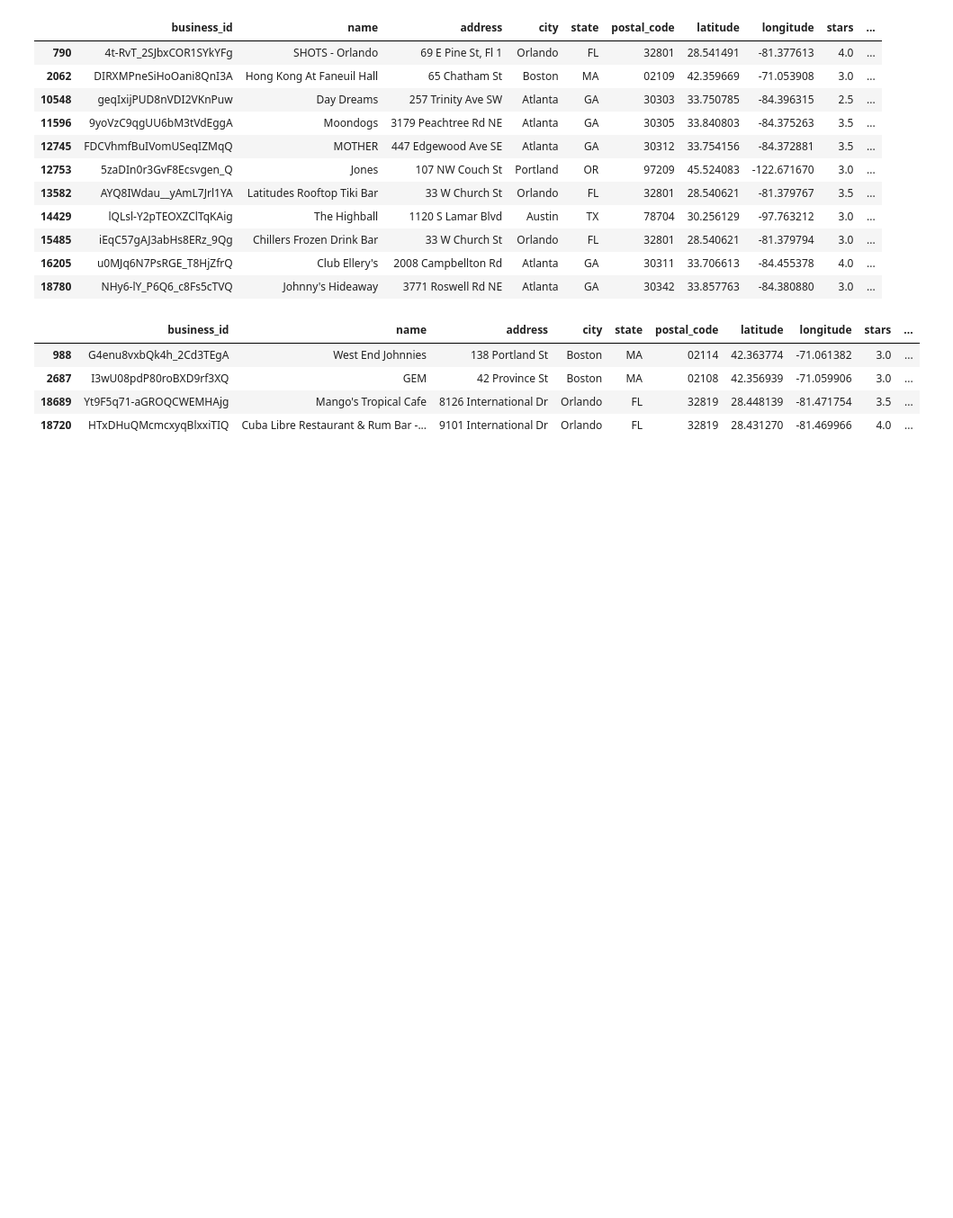
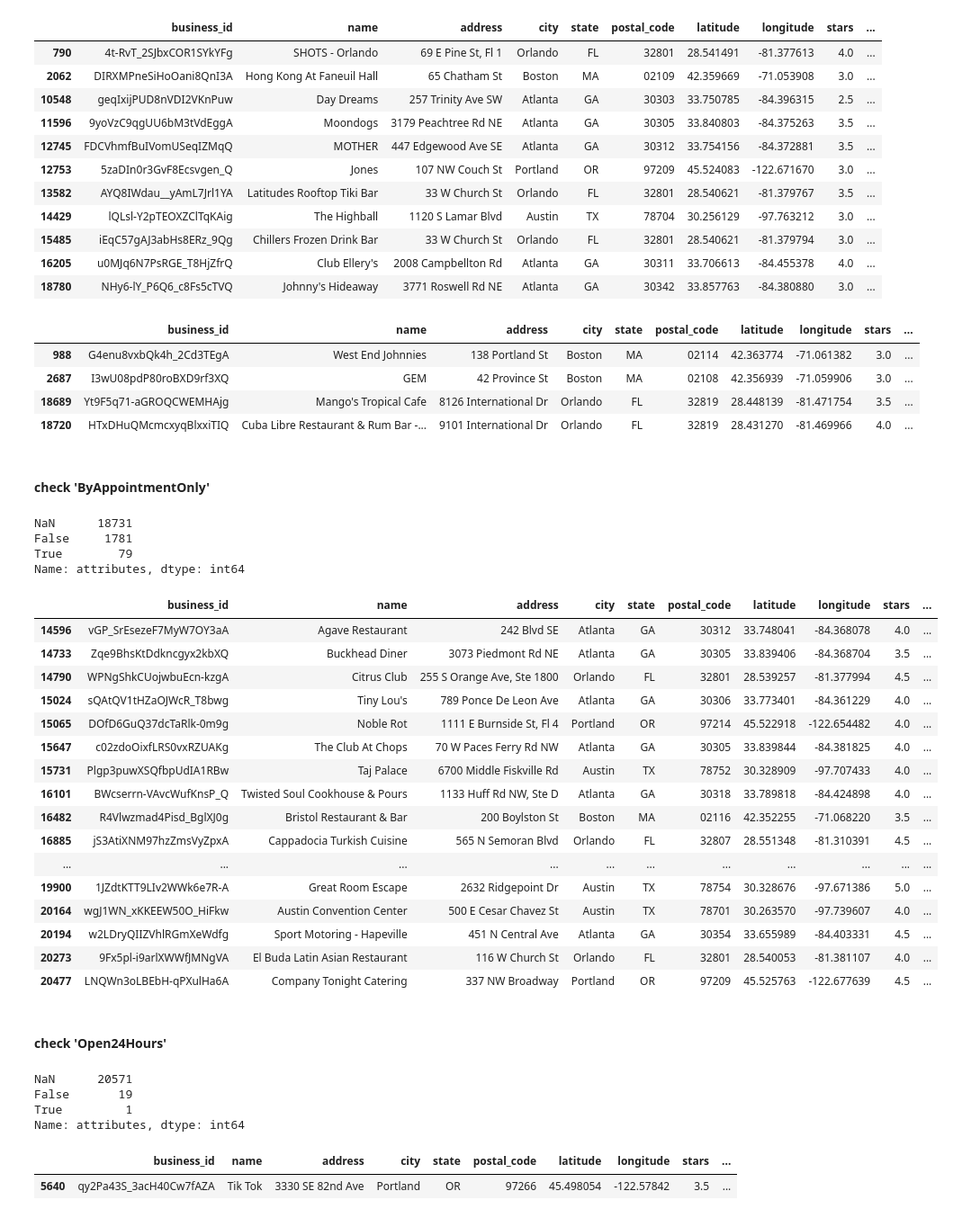
Before and after one commit to christinabrady/ds4a_women_project, a Jupyter notebook: clean-restaurant-data.ipynb, the cells around one changed output. Shown at 90% size. Drawn from its saved outputs; the diff is of its cells as text; code cells hidden in the pictures; blank space fills up the shorter version.

```diff
--- a/clean-restaurant-data.ipynb
+++ b/clean-restaurant-data.ipynb
@@ -634,3 +647,36 @@ restaurants_nomissing_attr_df[restaurants_nomissing_attr_df.attributes.apply(lam
 | 2687 | I3wU08pdP80roBXD9rf3XQ | GEM | 42 Province St | Boston | MA | 02108 | 42.356939 | -71.059906 | 3.0 | ... |
 | 18689 | Yt9F5q71-aGROQCWEMHAjg | Mango's Tropical Cafe | 8126 International Dr | Orlando | FL | 32819 | 28.448139 | -81.471754 | 3.5 | ... |
 | 18720 | HTxDHuQMcmcxyqBlxxiTIQ | Cuba Libre Restaurant & Rum Bar -... | 9101 International Dr | Orlando | FL | 32819 | 28.431270 | -81.469966 | 4.0 | ... |
+# %% [markdown]
+#### check 'ByAppointmentOnly'
+# %%
+attr = 'ByAppointmentOnly'
+# %%
+restaurants_nomissing_attr_df.attributes.apply(lambda x: x.get(attr)).value_counts(dropna = False)
+# %% [output]
+NaN      18731
+False     1781
+True        79
+Name: attributes, dtype: int64
+# %%
+restaurants_nomissing_attr_df[restaurants_nomissing_attr_df.attributes.apply(lambda x: x.get(attr)) == 'True'].tail(n=25)
+# %% [output]
+|  | business_id | name | address | city | state | postal_code | latitude | longitude | stars | ... |
+| 14596 | vGP_SrEsezeF7MyW7OY3aA | Agave Restaurant | 242 Blvd SE | Atlanta | GA | 30312 | 33.748041 | -84.368078 | 4.0 | ... |
+| 14733 | Zqe9BhsKtDdkncgyx2kbXQ | Buckhead Diner | 3073 Piedmont Rd NE | Atlanta | GA | 30305 | 33.839406 | -84.368704 | 3.5 | ... |
+| 14790 | WPNgShkCUojwbuEcn-kzgA | Citrus Club | 255 S Orange Ave, Ste 1800 | Orlando | FL | 32801 | 28.539257 | -81.377994 | 4.5 | ... |
+| 15024 | sQAtQV1tHZaOJWcR_T8bwg | Tiny Lou's | 789 Ponce De Leon Ave | Atlanta | GA | 30306 | 33.773401 | -84.361229 | 4.0 | ... |
+| 15065 | DOfD6GuQ37dcTaRlk-0m9g | Noble Rot | 1111 E Burnside St, Fl 4 | Portland | OR | 97214 | 45.522918 | -122.654482 | 4.0 | ... |
+| 15647 | c02zdoOixfLRS0vxRZUAKg | The Club At Chops | 70 W Paces Ferry Rd NW | Atlanta | GA | 30305 | 33.839844 | -84.381825 | 4.0 | ... |
+| 15731 | Plgp3puwXSQfbpUdIA1RBw | Taj Palace | 6700 Middle Fiskville Rd | Austin | TX | 78752 | 30.328909 | -97.707433 | 4.0 | ... |
+| 16101 | BWcserrn-VAvcWufKnsP_Q | Twisted Soul Cookhouse & Pours | 1133 Huff Rd NW, Ste D | Atlanta | GA | 30318 | 33.789818 | -84.424898 | 4.0 | ... |
+| 16482 | R4Vlwzmad4Pisd_BglXJ0g | Bristol Restaurant & Bar | 200 Boylston St | Boston | MA | 02116 | 42.352255 | -71.068220 | 3.5 | ... |
+| 16885 | jS3AtiXNM97hzZmsVyZpxA | Cappadocia Turkish Cuisine | 565 N Semoran Blvd | Orlando | FL | 32807 | 28.551348 | -81.310391 | 4.5 | ... |
+| ... | ... | ... | ... | ... | ... | ... | ... | ... | ... | ... |
+| 19900 | 1JZdtKTT9LIv2WWk6e7R-A | Great Room Escape | 2632 Ridgepoint Dr | Austin | TX | 78754 | 30.328676 | -97.671386 | 5.0 | ... |
+| 20164 | wgJ1WN_xKKEEW50O_HiFkw | Austin Convention Center | 500 E Cesar Chavez St | Austin | TX | 78701 | 30.263570 | -97.739607 | 4.0 | ... |
+| 20194 | w2LDryQIIZVhlRGmXeWdfg | Sport Motoring - Hapeville | 451 N Central Ave | Atlanta | GA | 30354 | 33.655989 | -84.403331 | 4.5 | ... |
+| 20273 | 9Fx5pl-i9arlXWWfJMNgVA | El Buda Latin Asian Restaurant | 116 W Church St | Orlando | FL | 32801 | 28.540053 | -81.381107 | 4.0 | ... |
+| 20477 | LNQWn3oLBEbH-qPXulHa6A | Company Tonight Catering | 337 NW Broadway | Portland | OR | 97209 | 45.525763 | -122.677639 | 4.5 | ... |
+# %% [markdown]
+#### check 'Open24Hours'
@@ -636,0 +685,12 @@ restaurants_nomissing_attr_df[restaurants_nomissing_attr_df.attributes.apply(lam
+# %%
+restaurants_nomissing_attr_df.attributes.apply(lambda x: x.get(attr)).value_counts(dropna = False)
+# %% [output]
+NaN      20571
+False       19
+True         1
+Name: attributes, dtype: int64
+# %%
+restaurants_nomissing_attr_df[restaurants_nomissing_attr_df.attributes.apply(lambda x: x.get(attr)) == 'True']
+# %% [output]
+|  | business_id | name | address | city | state | postal_code | latitude | longitude | stars | ... |
+| 5640 | qy2Pa43S_3acH40Cw7fAZA | Tik Tok | 3330 SE 82nd Ave | Portland | OR | 97266 | 45.498054 | -122.57842 | 3.5 | ... |
```
Also changed, not shown: parts of 21 cells of this notebook.
